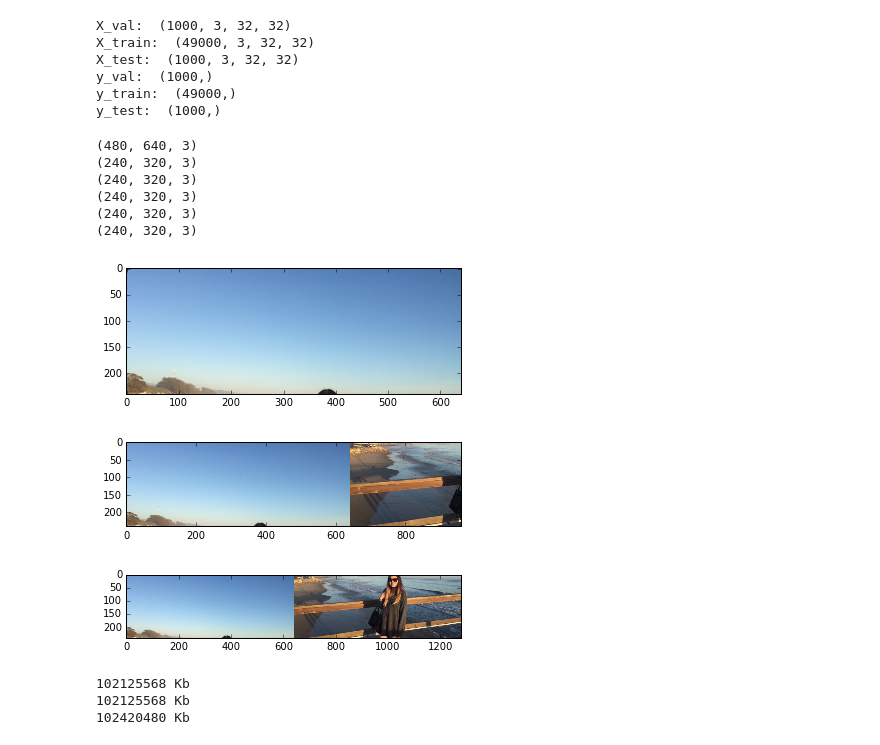
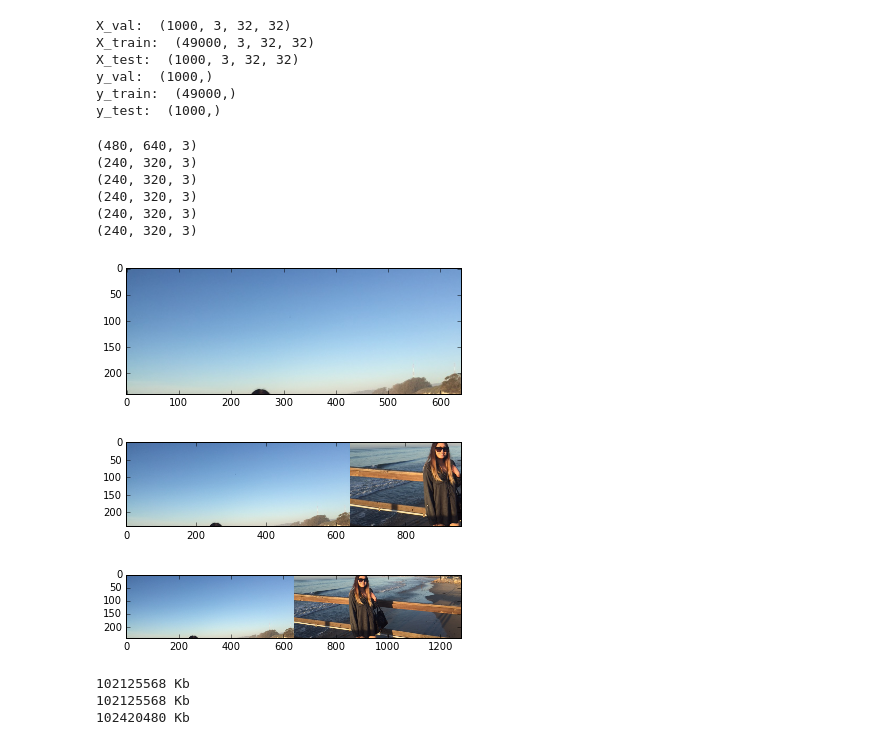
Before and after one commit to skiptomyliu/scratchpad, a Jupyter notebook: tf_exp.ipynb, the cells around one changed output. Cells and saved outputs as stored; diff of their text form; code cells hidden in the pictures.

```diff
--- a/tf_exp.ipynb
+++ b/tf_exp.ipynb
@@ -28,6 +28,8 @@ y_test:  (1000,)
 filename = "pier.JPG"
 raw_image_data = imread(filename)
 print raw_image_data.shape
+
+raw_image_data = np.fliplr(raw_image_data)
 
 H,W,_ = raw_image_data.shape
 
@@ -35,36 +37,36 @@ image = tf.placeholder("uint8", [None, None, 3])
 index_i = tf.placeholder("int32")
 index_j = tf.placeholder("int32")
 divides = tf.placeholder("int32")
 sliced = tf.slice(image, tf.pack([H/divides*index_i, W/divides*index_j, 0]), tf.pack([H/divides,W/divides,-1]))
 
 results = []
 # break image into 4 corners
 with tf.Session() as session:
     for i in xrange(2):
         for j in xrange(2):
             result = session.run(sliced, feed_dict={image:raw_image_data, index_i:i, index_j:j, divides:2})
             print result.shape
             results.append(result)
 
     restitched = results[0]
     print restitched.shape
     for result in results[1:]:
         restitched = tf.concat(1,[restitched, result])
         plt.imshow(session.run(restitched))
         plt.show()
 
 # re-stich image:
 # for result in results:
 # %% [output]
 (480, 640, 3)
 (240, 320, 3)
 (240, 320, 3)
 (240, 320, 3)
 (240, 320, 3)
 (240, 320, 3)
-[figure, old version]
+[figure, new version]
-[figure, old version]
+[figure, new version]
-[figure, old version]
+[figure, new version]
 # %%
 # Self notes, had to restart kernel when doing computation of matmul with big matrix
 
```
Also changed, not shown: 1 other file.
